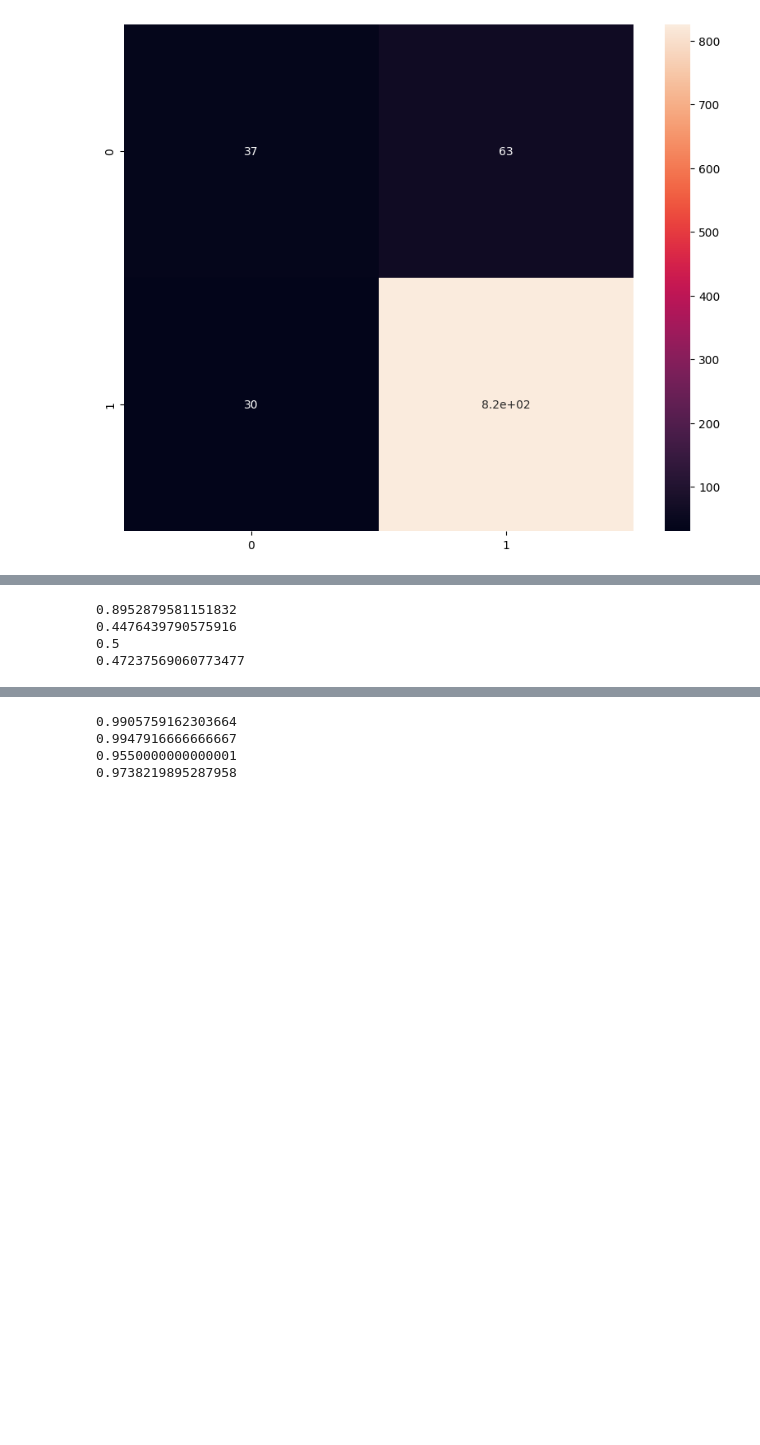
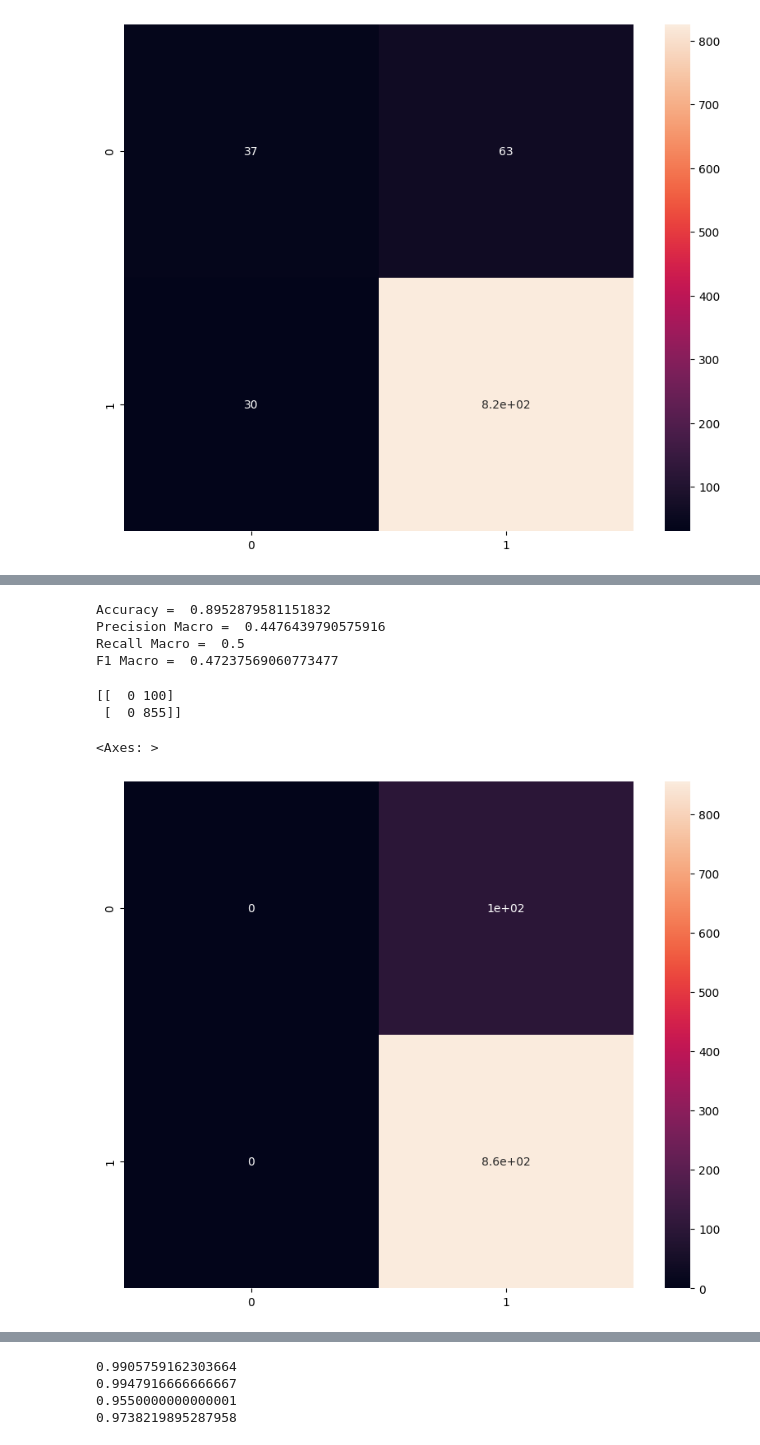
Before and after one commit to buithanhdam/ProjectMachineLearning23, a Jupyter notebook: ProjectML23.ipynb, the cells around one changed output, grey strips where cells are left out. Drawn from its saved outputs; the diff is of its cells as text; code cells hidden in the pictures; blank space fills up the shorter version.

```diff
--- a/ProjectML23.ipynb
+++ b/ProjectML23.ipynb
@@ -596,15 +623,28 @@ preSvmR= metrics.precision_score(y_test, y_predSVMR,average='macro')
 recallSvmR= metrics.recall_score(y_test, y_predSVMR,average='macro')
 f1SvmR = metrics.f1_score(y_test, y_predSVMR,average='macro')
 
-print(accSvmR)
-print(preSvmR)
-print(recallSvmR)
-print(f1SvmR)
+
+print("Accuracy = " ,accSvmR)
+print("Precision Macro = " ,preSvmR)
+print("Recall Macro = " ,recallSvmR)
+print("F1 Macro = " ,f1SvmR)
 # %% [output]
-0.8952879581151832
-0.4476439790575916
-0.5
-0.47237569060773477
+Accuracy =  0.8952879581151832
+Precision Macro =  0.4476439790575916
+Recall Macro =  0.5
+F1 Macro =  0.47237569060773477
+# %%
+matrix = confusion_matrix(y_test, y_predSVMR)
+print(matrix)
+df_cm = pd.DataFrame(matrix, index = [i for i in "01"],
+                  columns = [i for i in "01"])
+plt.figure(figsize = (10,8))
+sn.heatmap(df_cm, annot=True)
+# %% [output]
+[[  0 100]
+ [  0 855]]
+<Axes: >
+[figure, added]
 # %%
 # svm poly
 svm = SVC(kernel="poly")# poly Kernel
```
Also changed, not shown: parts of 8 cells of this notebook.
